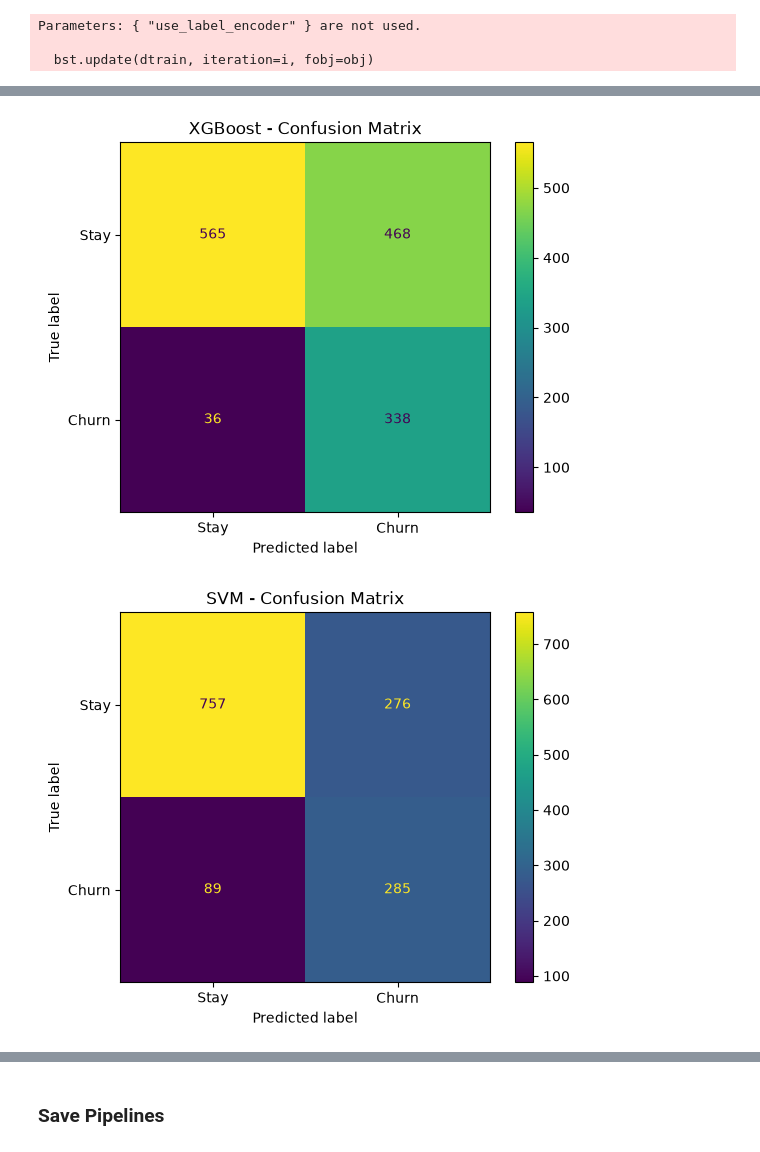
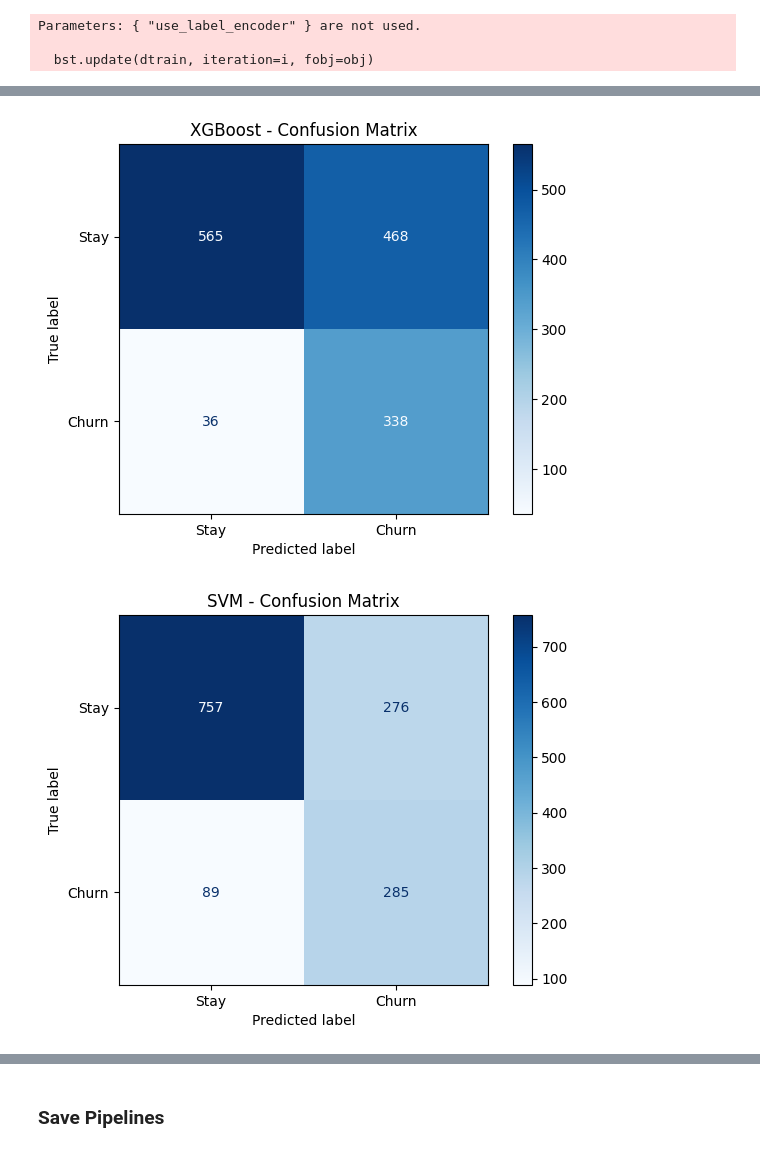
Before and after one commit to basmalamoataz/Samsung-Churnguard, a Jupyter notebook: Project_2.ipynb, the cells around one changed output, grey strips where cells are left out. Saved outputs shown, nothing was run; the diff lists cells and outputs as text; code cells hidden in the pictures.

```diff
--- a/Project_2.ipynb
+++ b/Project_2.ipynb
@@ -817,21 +807,21 @@ y_proba_xG = best_xG_boost.predict_proba(X_test)[:, 1]
 y_predict_xG = (y_proba_xG >= THRESHOLD).astype(int)
 cm=confusion_matrix(y_test, y_predict_xG)
 disp = ConfusionMatrixDisplay(confusion_matrix=cm,display_labels=['Stay', 'Churn'])
-disp.plot()
+disp.plot(cmap="Blues")
 plt.title('XGBoost - Confusion Matrix')
 plt.show()
 # %% [output]
-[figure, old version]
+[figure, new version]
 # %%
 y_proba_svm = best_svm.predict_proba(X_test)[:, 1]
 y_predict_svm = (y_proba_svm >= THRESHOLD).astype(int)
 cm=confusion_matrix(y_test, y_predict_svm)
 disp = ConfusionMatrixDisplay(confusion_matrix=cm,display_labels=['Stay', 'Churn'])
-disp.plot()
+disp.plot(cmap="Blues")
 plt.title('SVM - Confusion Matrix')
 plt.show()
 # %% [output]
-[figure, old version]
+[figure, new version]
 # %%
 y_proba_lr = best_lr.predict_proba(X_test)[:, 1]
 y_predict_lr = (y_proba_lr >= THRESHOLD).astype(int)
```
Also changed, not shown: parts of 31 cells of this notebook.
